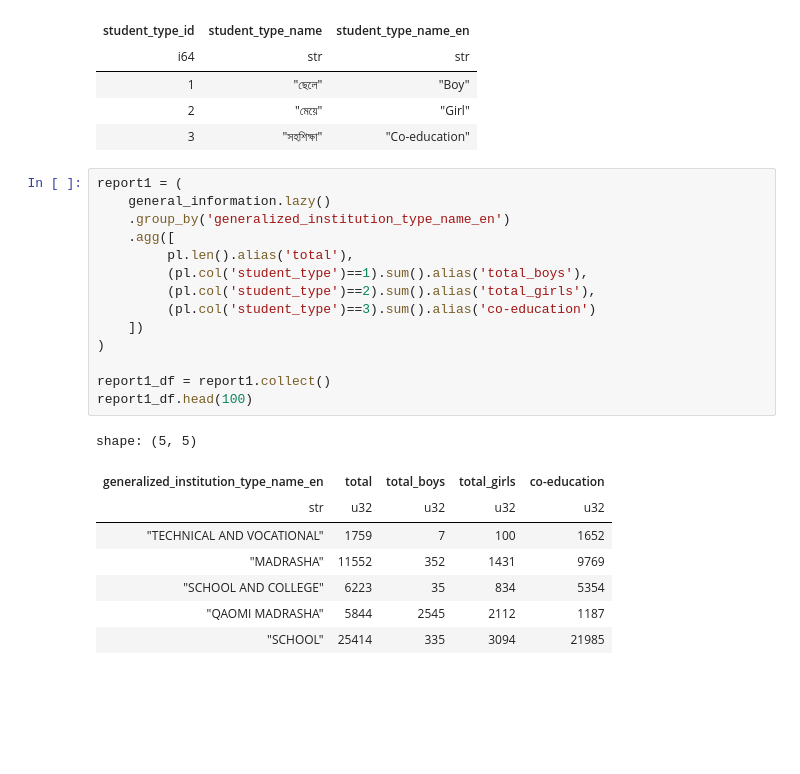
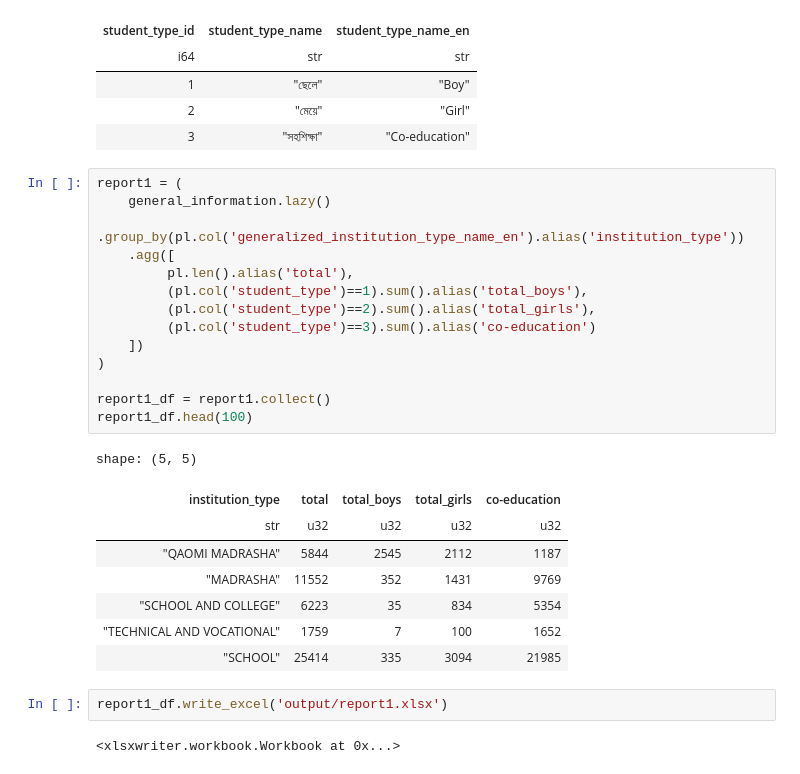
Before and after one commit to monjurmorshed793/sedp-reports, a Jupyter notebook: src/sedp_reports/pbgsi-report.ipynb, the cells around one changed output. Saved outputs shown, nothing was run; the diff lists cells and outputs as text; blank space fills up the shorter version.

```diff
--- a/src/sedp_reports/pbgsi-report.ipynb
+++ b/src/sedp_reports/pbgsi-report.ipynb
@@ -199,23 +208,27 @@ shape: (3, 3)
 # %%
 report1 = (
     general_information.lazy()
-    .group_by('generalized_institution_type_name_en')
+    .group_by(pl.col('generalized_institution_type_name_en').alias('institution_type'))
     .agg([
          pl.len().alias('total'),
          (pl.col('student_type')==1).sum().alias('total_boys'),
          (pl.col('student_type')==2).sum().alias('total_girls'),
          (pl.col('student_type')==3).sum().alias('co-education')
     ])
 )
 
 report1_df = report1.collect()
 report1_df.head(100)
 # %% [output]
 shape: (5, 5)
-| generalized_institution_type_name_en | total | total_boys | total_girls | co-education |
+| institution_type | total | total_boys | total_girls | co-education |
 | str | u32 | u32 | u32 | u32 |
-| "TECHNICAL AND VOCATIONAL" | 1759 | 7 | 100 | 1652 |
+| "QAOMI MADRASHA" | 5844 | 2545 | 2112 | 1187 |
 | "MADRASHA" | 11552 | 352 | 1431 | 9769 |
 | "SCHOOL AND COLLEGE" | 6223 | 35 | 834 | 5354 |
-| "QAOMI MADRASHA" | 5844 | 2545 | 2112 | 1187 |
+| "TECHNICAL AND VOCATIONAL" | 1759 | 7 | 100 | 1652 |
 | "SCHOOL" | 25414 | 335 | 3094 | 21985 |
+# %%
+report1_df.write_excel('output/report1.xlsx')
+# %% [output]
+<xlsxwriter.workbook.Workbook at 0x...>
```
Also changed, not shown: parts of 1 cell of this notebook.
